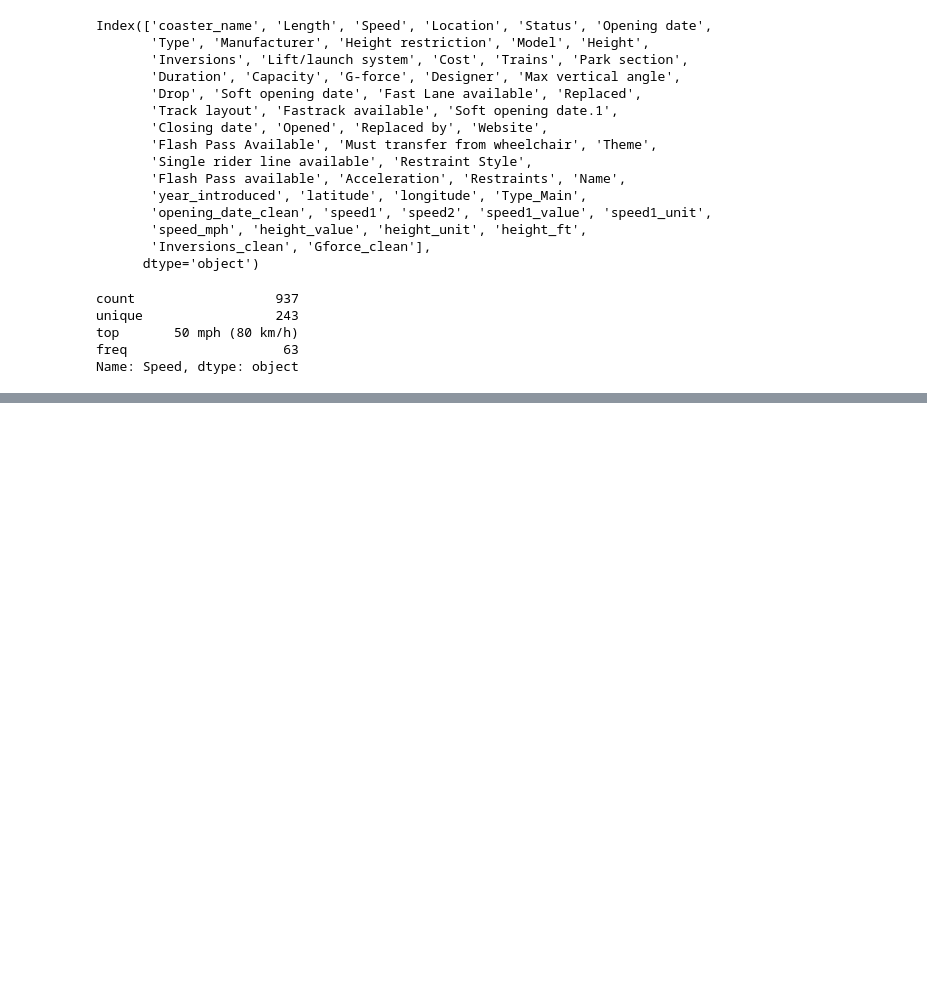
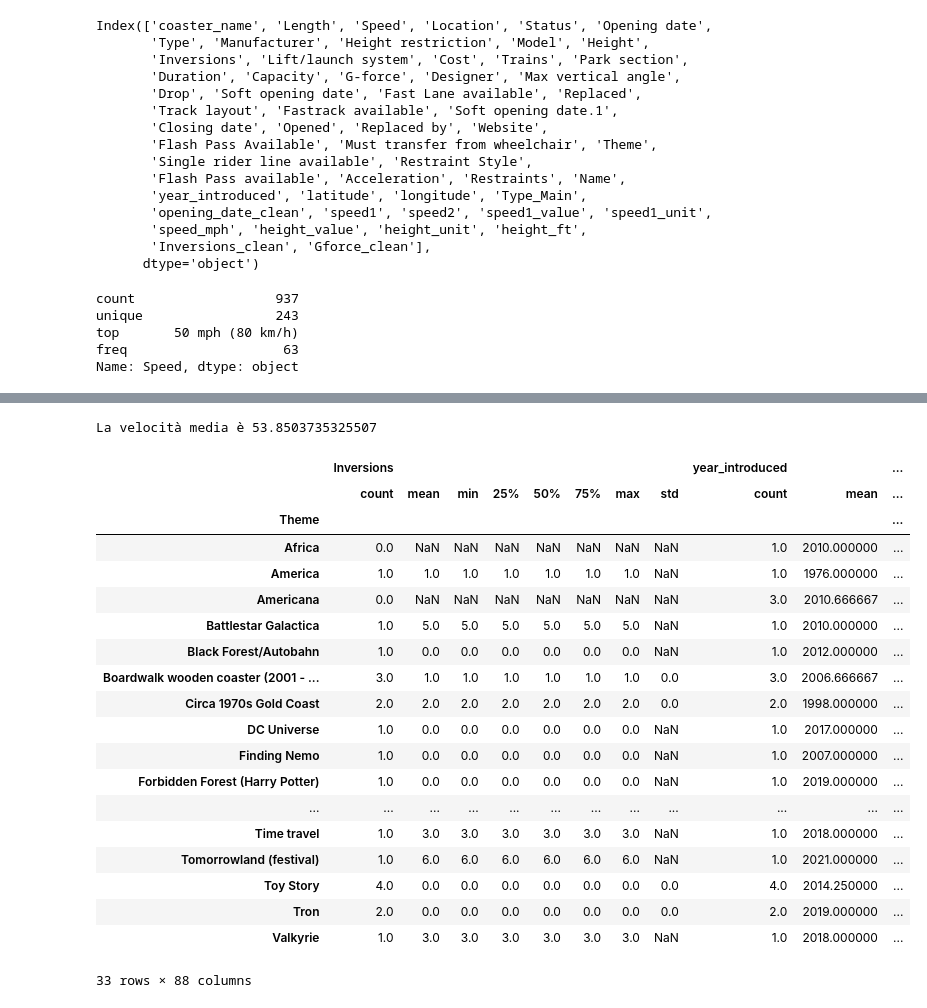
Before and after one commit to RaffaeleMelluso/IUM-Python, a Jupyter notebook: Python/Lezione7_RollerCoaster/sample.ipynb, the cells around one changed output, grey strips where cells are left out. Cells and saved outputs as stored; diff of their text form; code cells hidden in the pictures; blank space fills up the shorter version.

```diff
--- a/Python/Lezione7_RollerCoaster/sample.ipynb
+++ b/Python/Lezione7_RollerCoaster/sample.ipynb
@@ -129,0 +152,25 @@ df.loc[~df['speed1_value'].isna()]
+# %%
+mean=filtered_df['speed1_value'].mean()
+print("La velocità media è", mean)
+# %% [output]
+La velocità media è 53.8503735325507
+|  | Inversions |  |  |  |  |  |  |  | year_introduced |  | ... |
+|  | count | mean | min | 25% | 50% | 75% | max | std | count | mean | ... |
+| Theme |  |  |  |  |  |  |  |  |  |  | ... |
+| Africa | 0.0 | NaN | NaN | NaN | NaN | NaN | NaN | NaN | 1.0 | 2010.000000 | ... |
+| America | 1.0 | 1.0 | 1.0 | 1.0 | 1.0 | 1.0 | 1.0 | NaN | 1.0 | 1976.000000 | ... |
+| Americana | 0.0 | NaN | NaN | NaN | NaN | NaN | NaN | NaN | 3.0 | 2010.666667 | ... |
+| Battlestar Galactica | 1.0 | 5.0 | 5.0 | 5.0 | 5.0 | 5.0 | 5.0 | NaN | 1.0 | 2010.000000 | ... |
+| Black Forest/Autobahn | 1.0 | 0.0 | 0.0 | 0.0 | 0.0 | 0.0 | 0.0 | NaN | 1.0 | 2012.000000 | ... |
+| Boardwalk wooden coaster (2001 - ... | 3.0 | 1.0 | 1.0 | 1.0 | 1.0 | 1.0 | 1.0 | 0.0 | 3.0 | 2006.666667 | ... |
+| Circa 1970s Gold Coast | 2.0 | 2.0 | 2.0 | 2.0 | 2.0 | 2.0 | 2.0 | 0.0 | 2.0 | 1998.000000 | ... |
+| DC Universe | 1.0 | 0.0 | 0.0 | 0.0 | 0.0 | 0.0 | 0.0 | NaN | 1.0 | 2017.000000 | ... |
+| Finding Nemo | 1.0 | 0.0 | 0.0 | 0.0 | 0.0 | 0.0 | 0.0 | NaN | 1.0 | 2007.000000 | ... |
+| Forbidden Forest (Harry Potter) | 1.0 | 0.0 | 0.0 | 0.0 | 0.0 | 0.0 | 0.0 | NaN | 1.0 | 2019.000000 | ... |
+| ... | ... | ... | ... | ... | ... | ... | ... | ... | ... | ... | ... |
+| Time travel | 1.0 | 3.0 | 3.0 | 3.0 | 3.0 | 3.0 | 3.0 | NaN | 1.0 | 2018.000000 | ... |
+| Tomorrowland (festival) | 1.0 | 6.0 | 6.0 | 6.0 | 6.0 | 6.0 | 6.0 | NaN | 1.0 | 2021.000000 | ... |
+| Toy Story | 4.0 | 0.0 | 0.0 | 0.0 | 0.0 | 0.0 | 0.0 | 0.0 | 4.0 | 2014.250000 | ... |
+| Tron | 2.0 | 0.0 | 0.0 | 0.0 | 0.0 | 0.0 | 0.0 | 0.0 | 2.0 | 2019.000000 | ... |
+| Valkyrie | 1.0 | 3.0 | 3.0 | 3.0 | 3.0 | 3.0 | 3.0 | NaN | 1.0 | 2018.000000 | ... |
+33 rows × 88 columns
```
Also changed, not shown: parts of 9 cells of this notebook, 33 other files.
